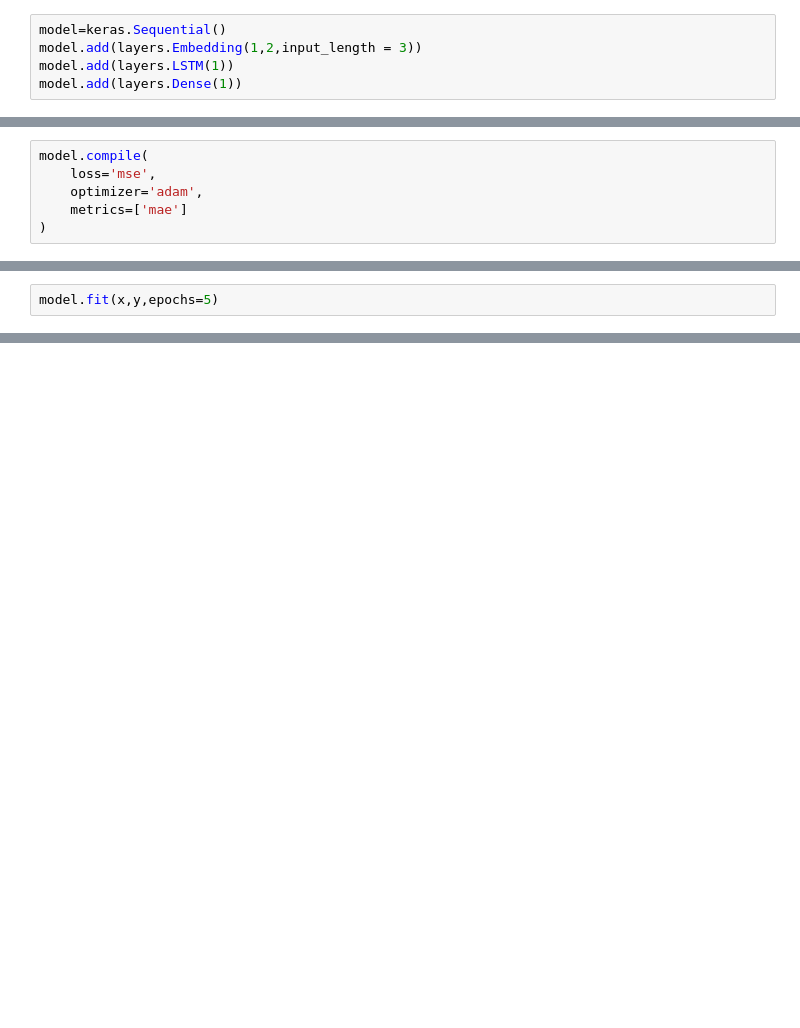
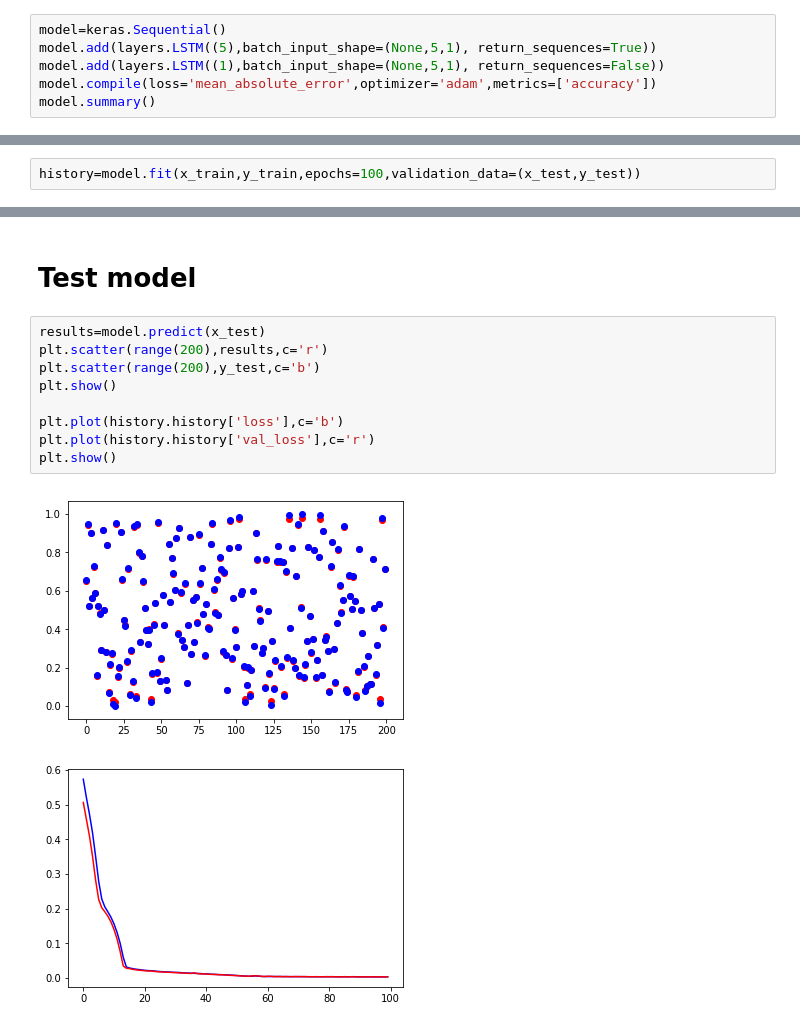
Before and after one commit to gcFernando369/tensorflow, a Jupyter notebook: LSTM arimethic operations.ipynb, the cells around one changed output, grey strips where cells are left out. Cells and saved outputs as stored; diff of their text form; blank space fills up the shorter version.

```diff
--- a/LSTM arimethic operations.ipynb
+++ b/LSTM arimethic operations.ipynb
@@ -36,5 +35,6 @@ ds=(ds-ds.min())/(ds.max()-ds.min())
 # %%
 model=keras.Sequential()
-model.add(layers.Embedding(1,2,input_length = 3))
-model.add(layers.LSTM(1))
-model.add(layers.Dense(1))
+model.add(layers.LSTM((5),batch_input_shape=(None,5,1), return_sequences=True))
+model.add(layers.LSTM((1),batch_input_shape=(None,5,1), return_sequences=False))
+model.compile(loss='mean_absolute_error',optimizer='adam',metrics=['accuracy'])
+model.summary()
@@ -41,6 +52,0 @@ model.add(layers.Dense(1))
-# %%
-model.compile(
-    loss='mse',
-    optimizer='adam',
-    metrics=['mae']
-)
@@ -66,2 +52,0 @@ y=ds[:,n_nums]
-# %%
-model.fit(x,y,epochs=5)
@@ -90,0 +55,2 @@ array([[0.5112517],
+# %%
+history=model.fit(x_train,y_train,epochs=100,validation_data=(x_test,y_test))
@@ -90,0 +75,14 @@ array([[0.5112517],
+# %% [markdown]
+# Test model
+# %%
+results=model.predict(x_test)
+plt.scatter(range(200),results,c='r')
+plt.scatter(range(200),y_test,c='b')
+plt.show()
+
+plt.plot(history.history['loss'],c='b')
+plt.plot(history.history['val_loss'],c='r')
+plt.show()
+# %% [output]
+[figure, added]
+[figure, added]
```
Also changed, not shown: parts of 18 cells of this notebook.
